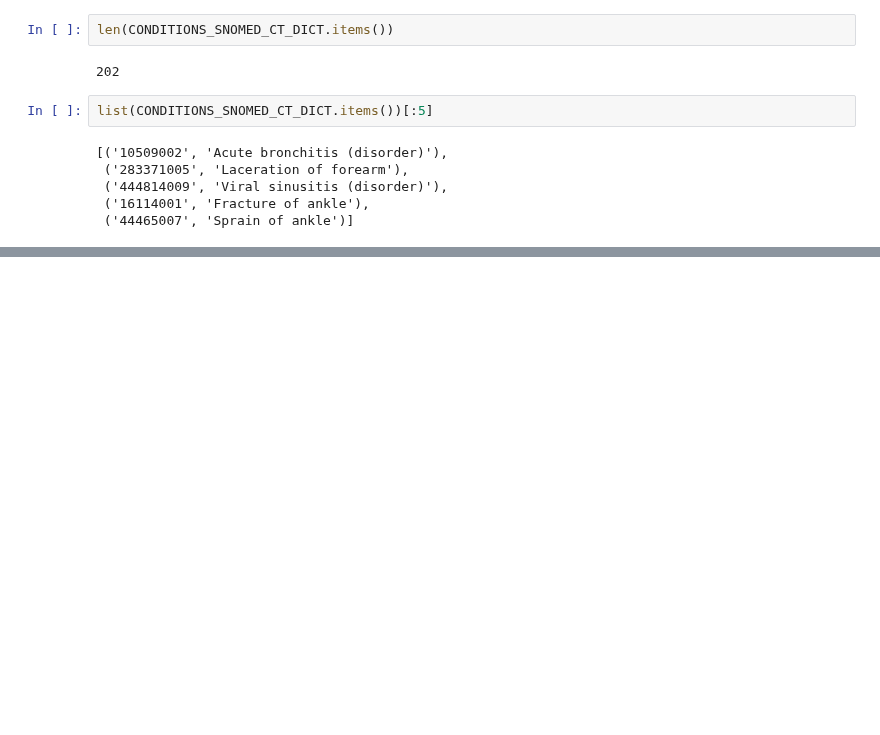
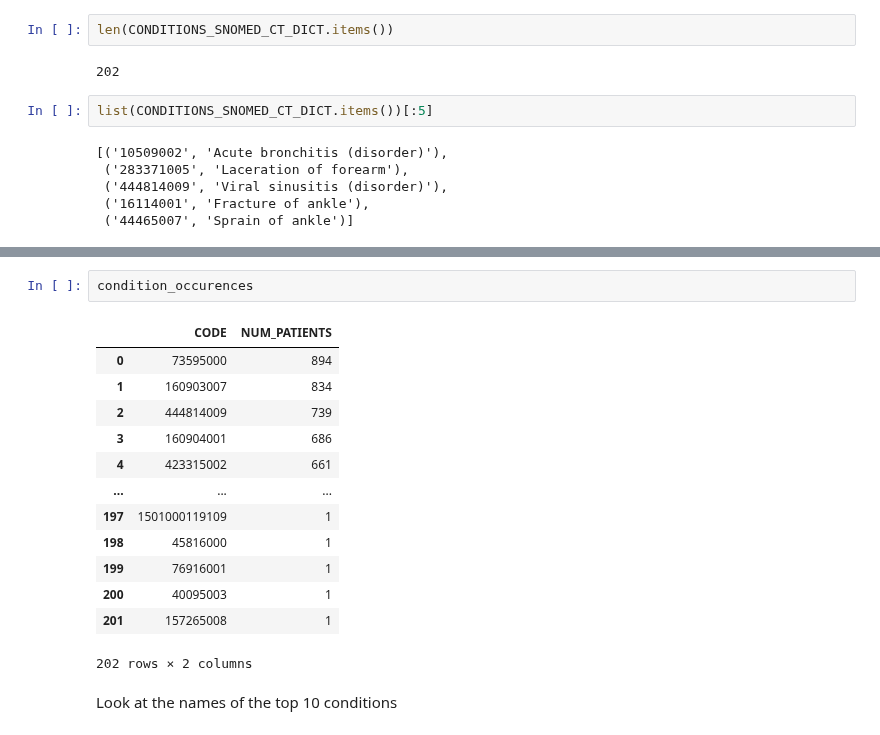
Before and after one commit to Orthologues/VAEQL_plus_Imputation, a Jupyter notebook: data_exploration.ipynb, the cells around one changed output, grey strips where cells are left out. Drawn from its saved outputs; the diff is of its cells as text; blank space fills up the shorter version.

```diff
--- a/data_exploration.ipynb
+++ b/data_exploration.ipynb
@@ -1186,0 +1239,18 @@ list(CONDITIONS_SNOMED_CT_DICT.items())[:5]
+# %%
+condition_occurences
+# %% [output]
+|  | CODE | NUM_PATIENTS |
+| 0 | 73595000 | 894 |
+| 1 | 160903007 | 834 |
+| 2 | 444814009 | 739 |
+| 3 | 160904001 | 686 |
+| 4 | 423315002 | 661 |
+| ... | ... | ... |
+| 197 | 1501000119109 | 1 |
+| 198 | 45816000 | 1 |
+| 199 | 76916001 | 1 |
+| 200 | 40095003 | 1 |
+| 201 | 157265008 | 1 |
+202 rows × 2 columns
+# %% [markdown]
+Look at the names of the top 10 conditions
```
Also changed, not shown: parts of 17 cells of this notebook.
